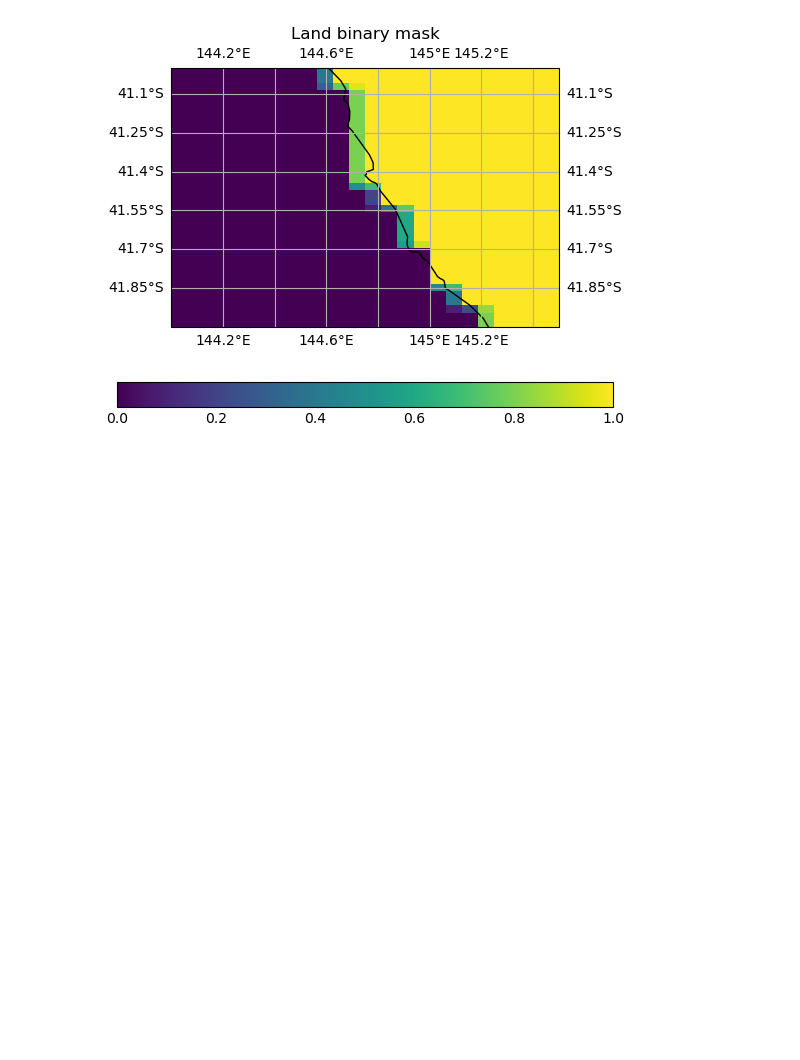
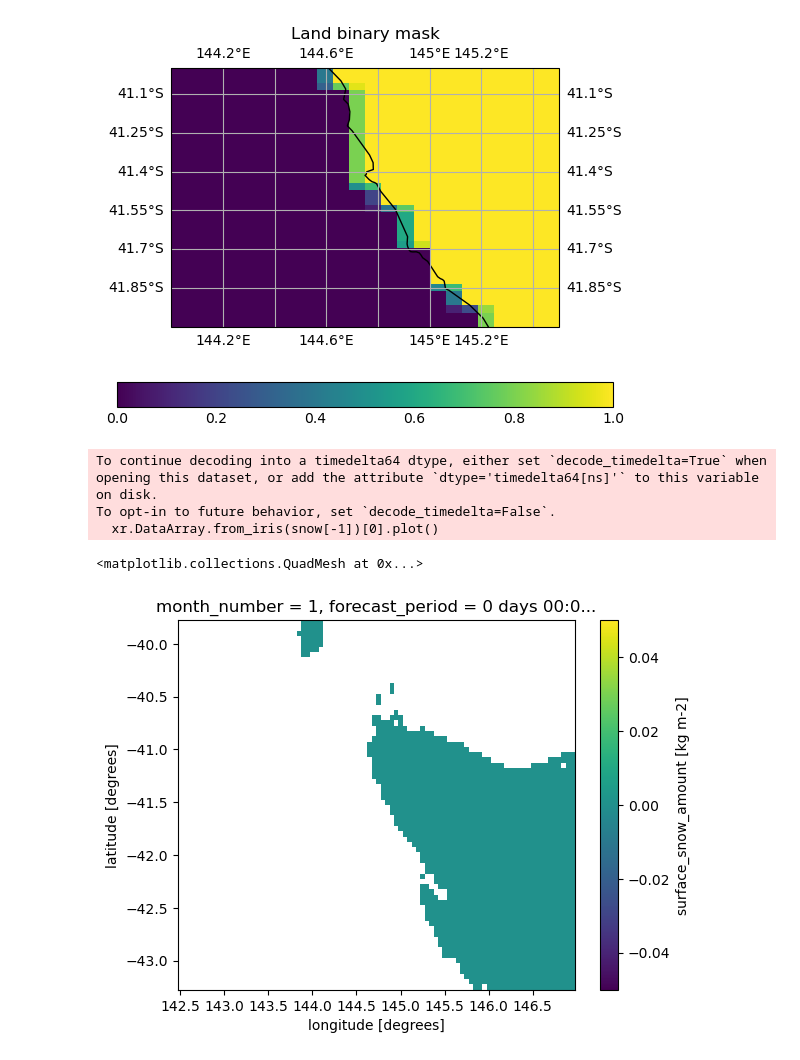
Before and after one commit to 21centuryweather/UM_configuration_tools, a Jupyter notebook: notebooks/Plot_UM_MOM6_meshes.ipynb, the cells around one changed output. Cells and saved outputs as stored; diff of their text form; code cells hidden in the pictures; blank space fills up the shorter version.

```diff
--- a/notebooks/Plot_UM_MOM6_meshes.ipynb
+++ b/notebooks/Plot_UM_MOM6_meshes.ipynb
@@ -183,3 +183,15 @@ plt.gca().gridlines(draw_labels=True)
 # OK so when we load our target by default, it is inverted.
 source_path='/g/data/access/TIDS/UM/ancil/atmos/master/vegetation/cover/cci/v3/vegetation_fraction.nc'
 source=iris.load(source_path)
+# %%
+# Check snow cover over large ERA domain with 70,90 points
+snow_path='/home/548/pag548/cylc-run/u-dv602/share/data/ancils/Test_Ocean/era5/qrclim.smow'
+snow=iris.load(snow_path)
+# %%
+xr.DataArray.from_iris(snow[-1])[0].plot()
+# %% [output]
+To continue decoding into a timedelta64 dtype, either set `decode_timedelta=True` when opening this dataset, or add the attribute `dtype='timedelta64[ns]'` to this variable on disk.
+To opt-in to future behavior, set `decode_timedelta=False`.
+  xr.DataArray.from_iris(snow[-1])[0].plot()
+<matplotlib.collections.QuadMesh at 0x...>
+[figure, added]
```
Also changed, not shown: parts of 2 cells of this notebook, 2 other files.
